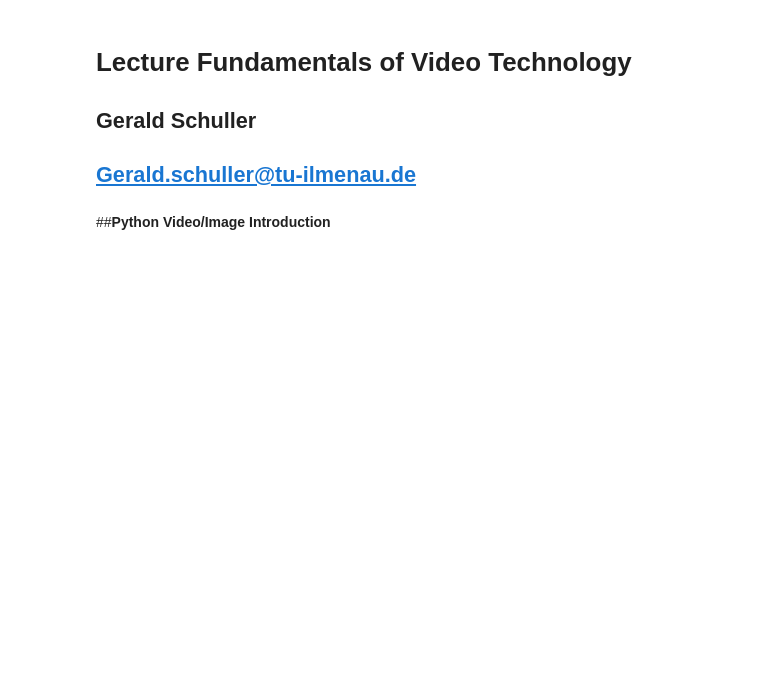
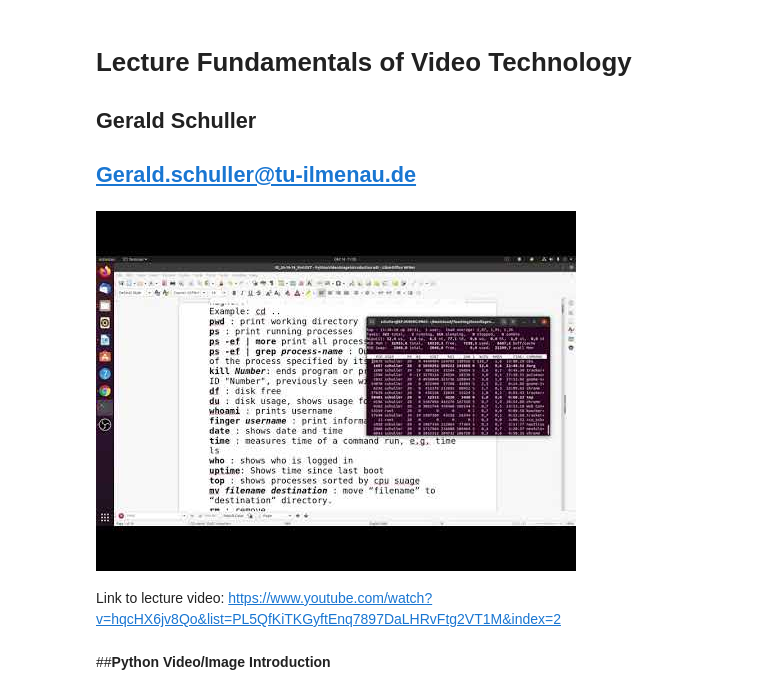
Before and after one commit to TUIlmenauAMS/GVT_Lecture_Colab, a Jupyter notebook: GVT_V2.ipynb, the cells around one changed output. Cells and saved outputs as stored; diff of their text form; code cells hidden in the pictures; blank space fills up the shorter version.

Commit message:
lecture video added

```diff
--- a/GVT_V2.ipynb
+++ b/GVT_V2.ipynb
@@ -6,6 +6,13 @@
 ## Gerald Schuller
 
 ## Gerald.schuller@tu-ilmenau.de
+# %%
+from IPython.display import YouTubeVideo
+YouTubeVideo('hqcHX6jv8Qo')
+# %% [output]
+[figure, added]
+# %% [markdown]
+Link to lecture video: https://www.youtube.com/watch?v=hqcHX6jv8Qo&list=PL5QfKiTKGyftEnq7897DaLHRvFtg2VT1M&index=2
 # %% [markdown]
 ##**Python Video/Image Introduction**
 # %% [markdown]
```
